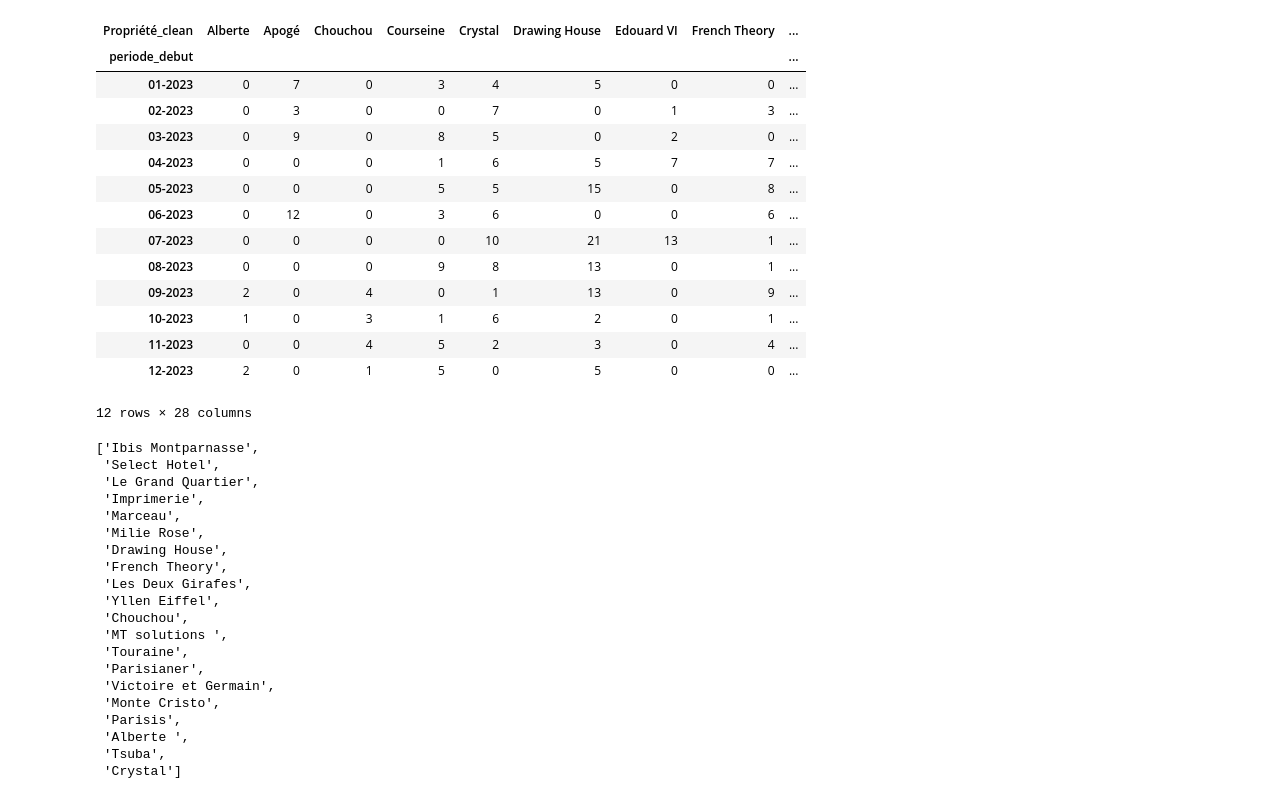
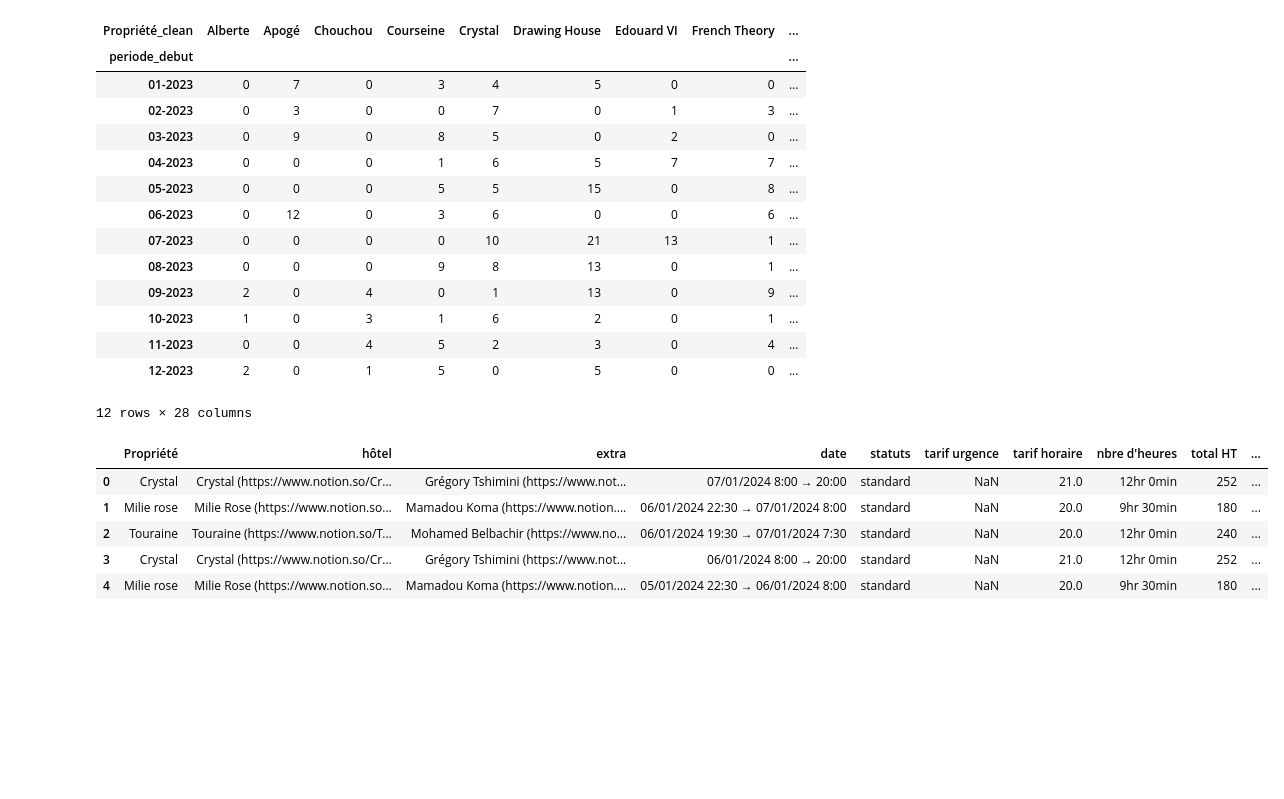
Before and after one commit to adrienB134/Qualiextra, a Jupyter notebook: support_nico.ipynb, the cells around one changed output. Saved outputs shown, nothing was run; the diff lists cells and outputs as text; code cells hidden in the pictures; blank space fills up the shorter version.

```diff
--- a/support_nico.ipynb
+++ b/support_nico.ipynb
@@ -428,29 +430,6 @@ fig.update_layout(legend=dict(yanchor="top", y=0.99, xanchor="right", x=0.99))
 
 fig.update_xaxes(title_text="Hôtels")
 fig.update_yaxes(title_text="Nombre de missions")
-# %%
-sorter
-# %% [output]
-['Ibis Montparnasse',
- 'Select Hotel',
- 'Le Grand Quartier',
- 'Imprimerie',
- 'Marceau',
- 'Milie Rose',
- 'Drawing House',
- 'French Theory',
- 'Les Deux Girafes',
- 'Yllen Eiffel',
- 'Chouchou',
- 'MT solutions ',
- 'Touraine',
- 'Parisianer',
- 'Victoire et Germain',
- 'Monte Cristo',
- 'Parisis',
- 'Alberte ',
- 'Tsuba',
- 'Crystal']
 # %%
 monthly_missions_status.columns = ["Propriété", "Statut", "Missions"]
 sorter = monthly_missions_status.groupby("Propriété").sum().sort_values(by="Missions", ascending=False).index
@@ -471,3 +450,13 @@ fig.update_layout(legend=dict(yanchor="top", y=0.99, xanchor="right", x=0.99))
 
 fig.update_xaxes(title_text="Hôtels")
 fig.update_yaxes(title_text="Nombre de missions")
+# %%
+data["marge"] = data.apply(lambda x: x["total HT"] - x["montant HT"], axis=1)
+data.head()
+# %% [output]
+|  | Propriété | hôtel | extra | date | statuts | tarif urgence | tarif horaire | nbre d'heures | total HT | ... |
+| 0 | Crystal | Crystal (https://www.notion.so/Cr... | Grégory Tshimini (https://www.not... | 07/01/2024 8:00 → 20:00 | standard | NaN | 21.0 | 12hr 0min | 252 | ... |
+| 1 | Milie rose | Milie Rose (https://www.notion.so... | Mamadou Koma (https://www.notion.... | 06/01/2024 22:30 → 07/01/2024 8:00 | standard | NaN | 20.0 | 9hr 30min | 180 | ... |
+| 2 | Touraine | Touraine (https://www.notion.so/T... | Mohamed Belbachir (https://www.no... | 06/01/2024 19:30 → 07/01/2024 7:30 | standard | NaN | 20.0 | 12hr 0min | 240 | ... |
+| 3 | Crystal | Crystal (https://www.notion.so/Cr... | Grégory Tshimini (https://www.not... | 06/01/2024 8:00 → 20:00 | standard | NaN | 21.0 | 12hr 0min | 252 | ... |
+| 4 | Milie rose | Milie Rose (https://www.notion.so... | Mamadou Koma (https://www.notion.... | 05/01/2024 22:30 → 06/01/2024 8:00 | standard | NaN | 20.0 | 9hr 30min | 180 | ... |
```
Also changed, not shown: parts of 8 cells of this notebook, 4 other files.
